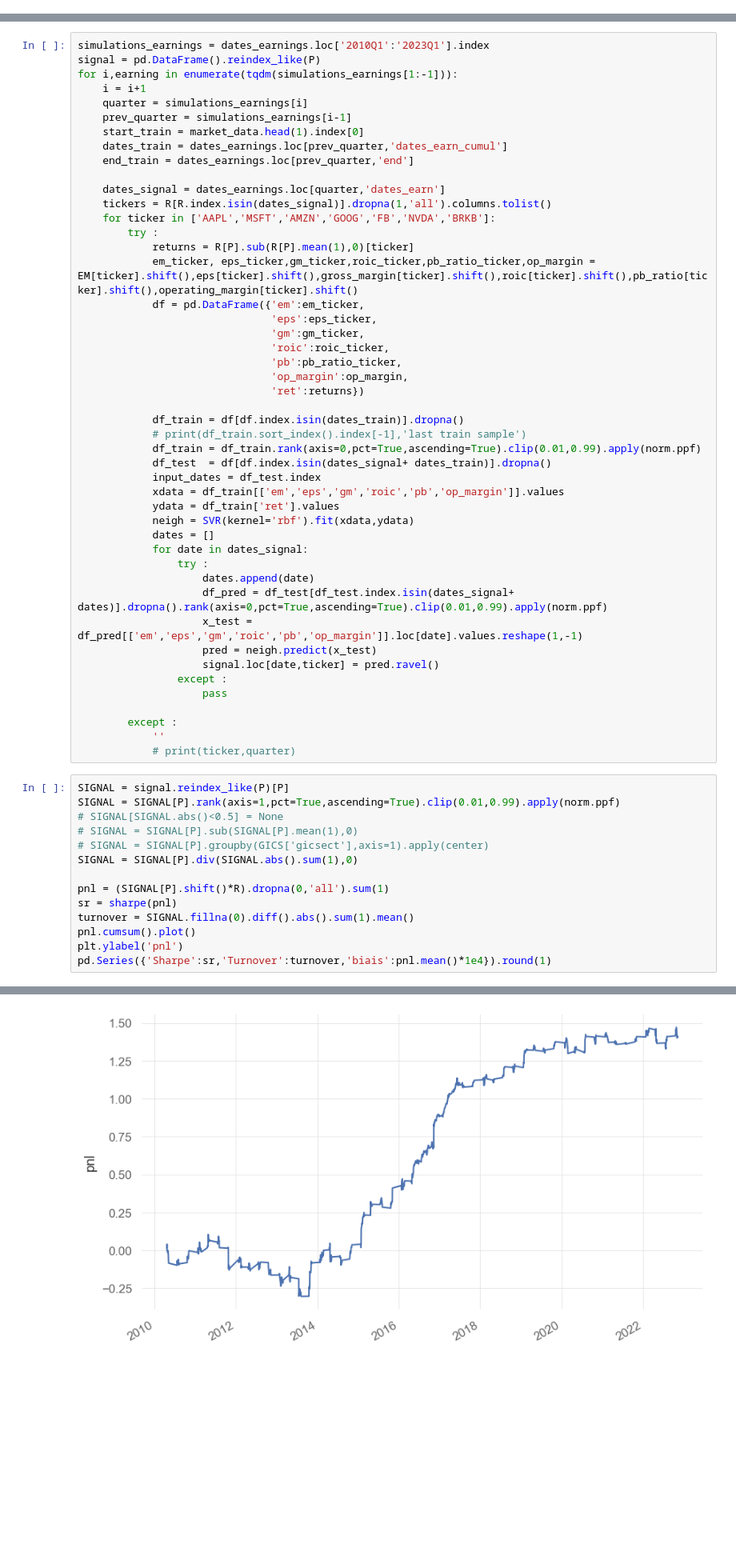
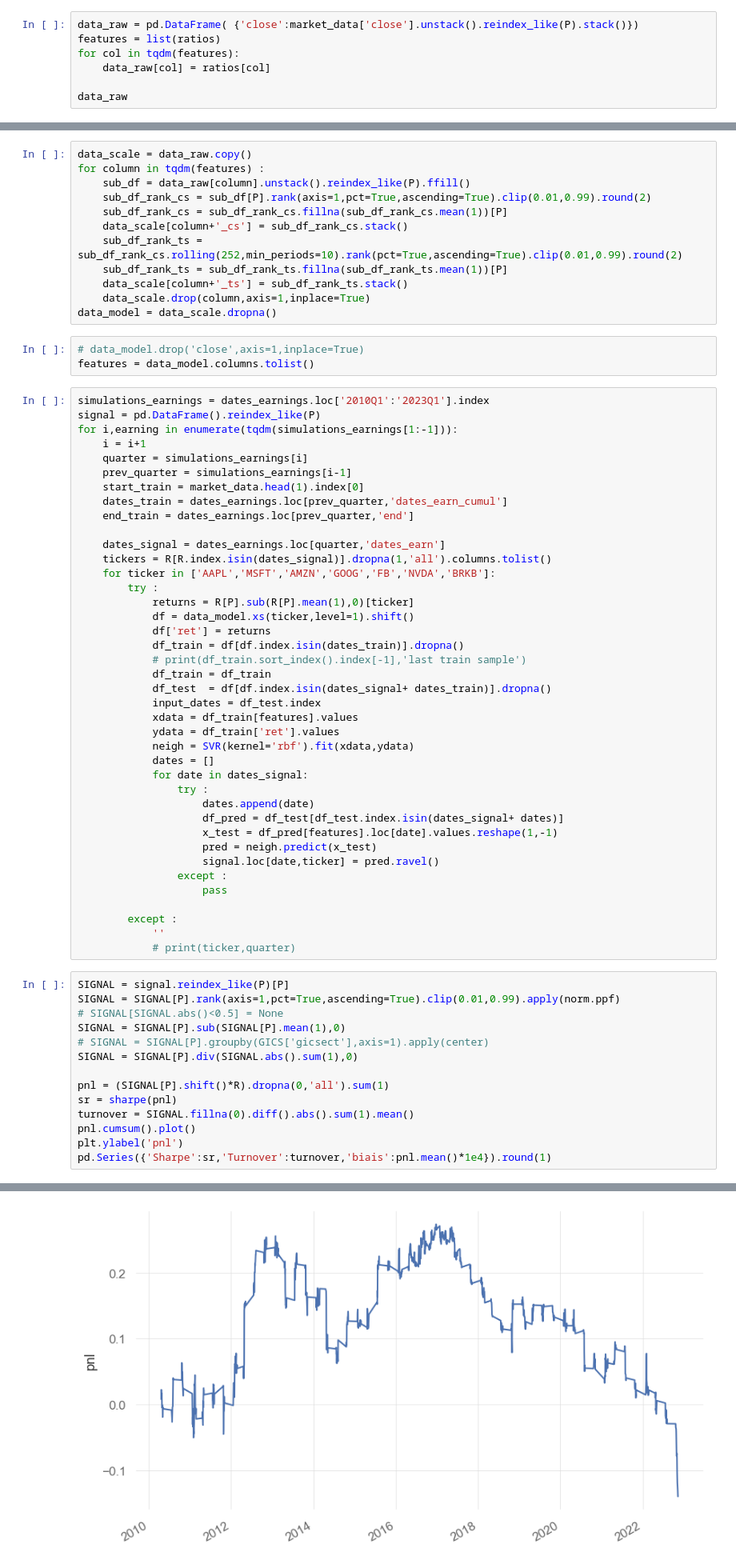
Before and after one commit to nabz78350/backtesting, a Jupyter notebook: strat_earnings.ipynb, the cells around one changed output, grey strips where cells are left out. Shown at 80% size. Saved outputs shown, nothing was run; the diff lists cells and outputs as text; blank space fills up the shorter version.

Commit message:
corrected data

```diff
--- a/strat_earnings.ipynb
+++ b/strat_earnings.ipynb
@@ -253,0 +436,7 @@ ratios = {
+# %%
+data_raw = pd.DataFrame( {'close':market_data['close'].unstack().reindex_like(P).stack()})
+features = list(ratios)
+for col in tqdm(features):
+    data_raw[col] = ratios[col]
+
+data_raw
@@ -254,3 +458,18 @@ ratios = {
+# %%
+data_scale = data_raw.copy()
+for column in tqdm(features) :
+    sub_df = data_raw[column].unstack().reindex_like(P).ffill()
+    sub_df_rank_cs = sub_df[P].rank(axis=1,pct=True,ascending=True).clip(0.01,0.99).round(2)
+    sub_df_rank_cs = sub_df_rank_cs.fillna(sub_df_rank_cs.mean(1))[P]
+    data_scale[column+'_cs'] = sub_df_rank_cs.stack()
+    sub_df_rank_ts = sub_df_rank_cs.rolling(252,min_periods=10).rank(pct=True,ascending=True).clip(0.01,0.99).round(2)
+    sub_df_rank_ts = sub_df_rank_ts.fillna(sub_df_rank_ts.mean(1))[P]
+    data_scale[column+'_ts'] = sub_df_rank_ts.stack()
+    data_scale.drop(column,axis=1,inplace=True)
+data_model = data_scale.dropna()
+# %%
+# data_model.drop('close',axis=1,inplace=True)
+features = data_model.columns.tolist()
 # %%
 simulations_earnings = dates_earnings.loc['2010Q1':'2023Q1'].index
 signal = pd.DataFrame().reindex_like(P)
@@ -267,29 +486,22 @@ for i,earning in enumerate(tqdm(simulations_earnings[1:-1])):
     for ticker in ['AAPL','MSFT','AMZN','GOOG','FB','NVDA','BRKB']:
         try :
             returns = R[P].sub(R[P].mean(1),0)[ticker]
-            em_ticker, eps_ticker,gm_ticker,roic_ticker,pb_ratio_ticker,op_margin = EM[ticker].shift(),eps[ticker].shift(),gross_margin[ticker].shift(),roic[ticker].shift(),pb_ratio[ticker].shift(),operating_margin[ticker].shift()
-            df = pd.DataFrame({'em':em_ticker,
-                               'eps':eps_ticker,
-                               'gm':gm_ticker,
-                               'roic':roic_ticker,
-                               'pb':pb_ratio_ticker,
-                               'op_margin':op_margin,
-                               'ret':returns})
-
+            df = data_model.xs(ticker,level=1).shift()
+            df['ret'] = returns
             df_train = df[df.index.isin(dates_train)].dropna()
             # print(df_train.sort_index().index[-1],'last train sample')
-            df_train = df_train.rank(axis=0,pct=True,ascending=True).clip(0.01,0.99).apply(norm.ppf)
+            df_train = df_train
             df_test  = df[df.index.isin(dates_signal+ dates_train)].dropna()
             input_dates = df_test.index
-            xdata = df_train[['em','eps','gm','roic','pb','op_margin']].values
+            xdata = df_train[features].values
             ydata = df_train['ret'].values
             neigh = SVR(kernel='rbf').fit(xdata,ydata)
             dates = []
             for date in dates_signal:
                 try :
                     dates.append(date)
-                    df_pred = df_test[df_test.index.isin(dates_signal+ dates)].dropna().rank(axis=0,pct=True,ascending=True).clip(0.01,0.99).apply(norm.ppf)
-                    x_test = df_pred[['em','eps','gm','roic','pb','op_margin']].loc[date].values.reshape(1,-1)
+                    df_pred = df_test[df_test.index.isin(dates_signal+ dates)]
+                    x_test = df_pred[features].loc[date].values.reshape(1,-1)
                     pred = neigh.predict(x_test)
                     signal.loc[date,ticker] = pred.ravel()
                 except :
@@ -302,7 +514,7 @@ for i,earning in enumerate(tqdm(simulations_earnings[1:-1])):
 SIGNAL = signal.reindex_like(P)[P]
 SIGNAL = SIGNAL[P].rank(axis=1,pct=True,ascending=True).clip(0.01,0.99).apply(norm.ppf)
 # SIGNAL[SIGNAL.abs()<0.5] = None
-# SIGNAL = SIGNAL[P].sub(SIGNAL[P].mean(1),0)
+SIGNAL = SIGNAL[P].sub(SIGNAL[P].mean(1),0)
 # SIGNAL = SIGNAL[P].groupby(GICS['gicsect'],axis=1).apply(center)
 SIGNAL = SIGNAL[P].div(SIGNAL.abs().sum(1),0)
 
@@ -319,2 +531,2 @@ biais       14.0
 dtype: float64
-[figure, old version]
+[figure, new version]
```
Also changed, not shown: parts of 22 cells of this notebook.
